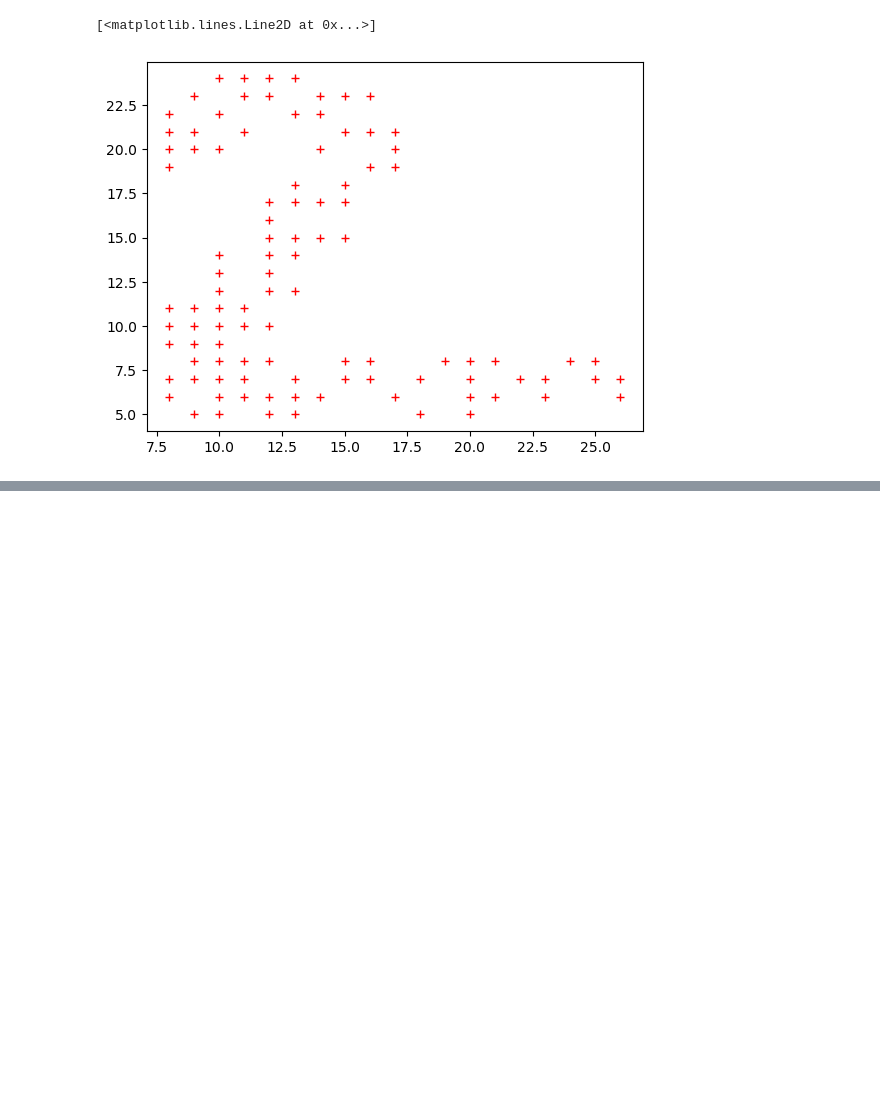
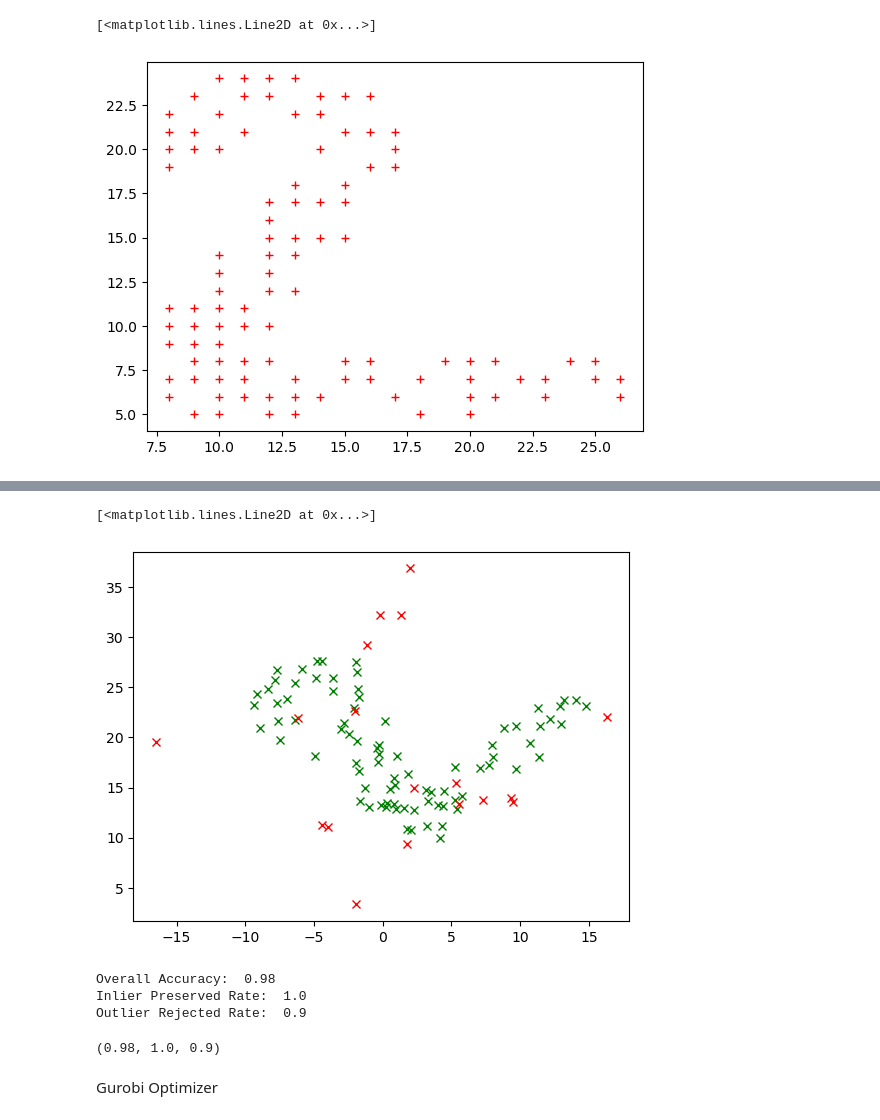
Before and after one commit to xLynna/Quantum_ROBIN, a Jupyter notebook: 2d_case_1_full.ipynb, the cells around one changed output, grey strips where cells are left out. Cells and saved outputs as stored; diff of their text form; code cells hidden in the pictures; blank space fills up the shorter version.

```diff
--- a/2d_case_1_full.ipynb
+++ b/2d_case_1_full.ipynb
@@ -85 +98,4 @@ sol = np.argwhere(sl == 1).reshape(-1)
+# %%
+solution_mask = np.zeros(size, dtype=bool)
+solution_mask[sol] = True
 # %%
@@ -91 +107,19 @@ plt.plot(new_coord[:,0], new_coord[:, 1], '+', color='red')
+# %%
+plt.plot(new_coord_with_outliers[sol, 0], new_coord_with_outliers[sol, 1], 'x', color='green')
+plt.plot(new_coord_with_outliers[~solution_mask, 0], new_coord_with_outliers[~solution_mask, 1], 'x', color='red')
+# plt.plot(coordinates[:,0], coordinates[:, 1], '+', color='red')
+# plt.plot([coordinates[sol,0], new_coord[sol,0]], [coordinates[sol,1], new_coord[sol,1]], linewidth=0.2, color='green');
+# plt.plot([coordinates[~solution_mask,0], new_coord[~solution_mask,0]], [coordinates[~solution_mask,1], new_coord[~solution_mask,1]], linewidth=0.5, color='red');
+# %% [output]
+[<matplotlib.lines.Line2D at 0x...>]
+[figure, added]
+# %%
+evaluate(size, inlier_perm_mask, sl)
+# %% [output]
+Overall Accuracy:  0.98
+Inlier Preserved Rate:  1.0
+Outlier Rejected Rate:  0.9
+(0.98, 1.0, 0.9)
+# %% [markdown]
+Gurobi Optimizer
 # %%
```
Also changed, not shown: parts of 24 cells of this notebook, 11 other files.
